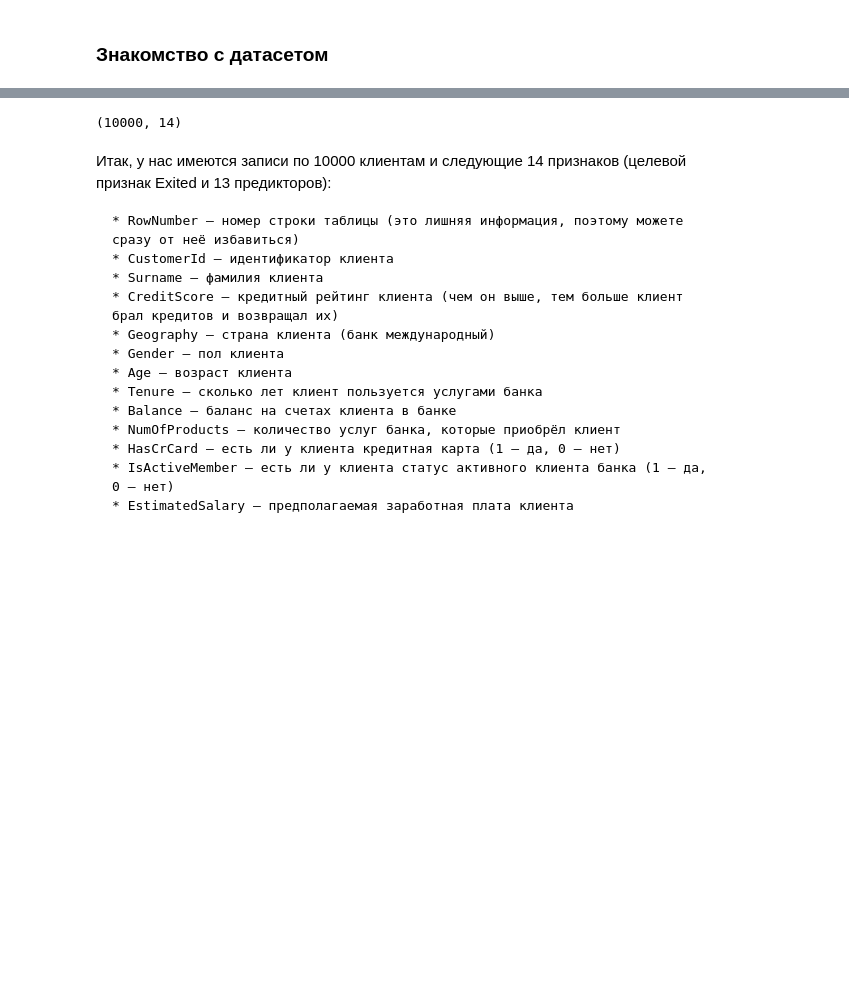
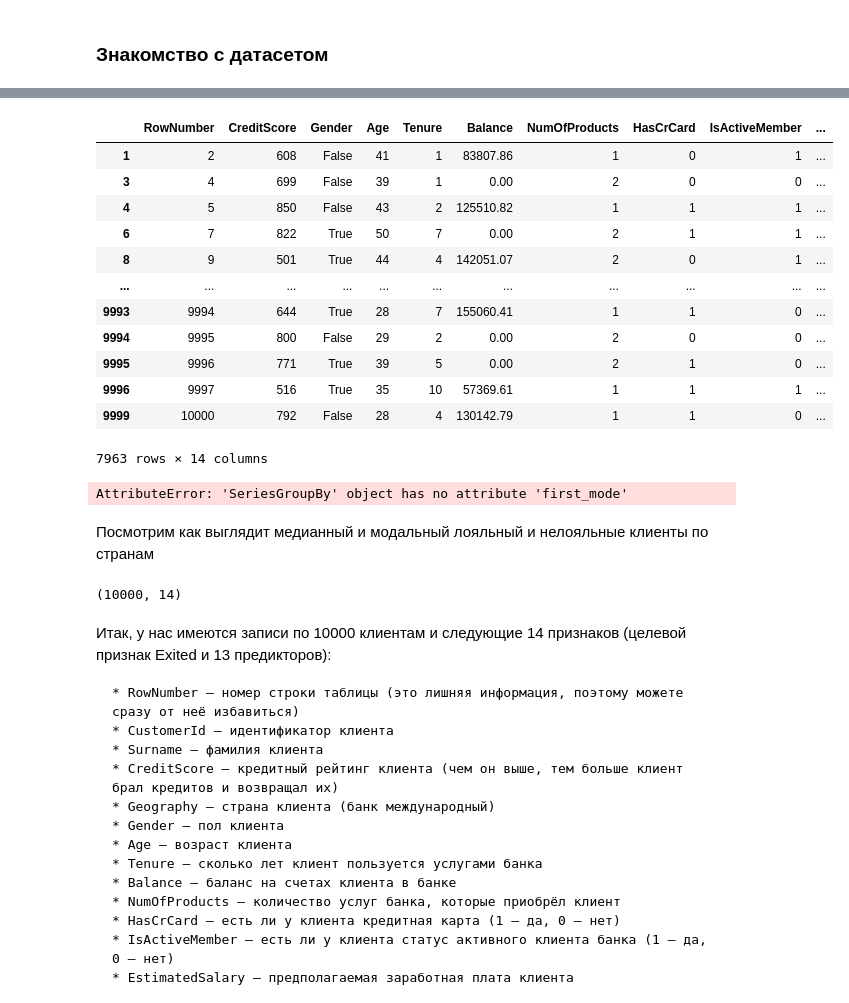
Before and after one commit to Raoufmamedov/various_studies, a Jupyter notebook: Churn study.ipynb, the cells around one changed output, grey strips where cells are left out. Saved outputs shown, nothing was run; the diff lists cells and outputs as text; code cells hidden in the pictures; blank space fills up the shorter version.

```diff
--- a/Churn study.ipynb
+++ b/Churn study.ipynb
@@ -45,3 +134,32 @@ churn_df.head()
+# %%
+for col in
+# %% [output]
+|  | RowNumber | CreditScore | Gender | Age | Tenure | Balance | NumOfProducts | HasCrCard | IsActiveMember | ... |
+| 1 | 2 | 608 | False | 41 | 1 | 83807.86 | 1 | 0 | 1 | ... |
+| 3 | 4 | 699 | False | 39 | 1 | 0.00 | 2 | 0 | 0 | ... |
+| 4 | 5 | 850 | False | 43 | 2 | 125510.82 | 1 | 1 | 1 | ... |
+| 6 | 7 | 822 | True | 50 | 7 | 0.00 | 2 | 1 | 1 | ... |
+| 8 | 9 | 501 | True | 44 | 4 | 142051.07 | 2 | 0 | 1 | ... |
+| ... | ... | ... | ... | ... | ... | ... | ... | ... | ... | ... |
+| 9993 | 9994 | 644 | True | 28 | 7 | 155060.41 | 1 | 1 | 0 | ... |
+| 9994 | 9995 | 800 | False | 29 | 2 | 0.00 | 2 | 0 | 0 | ... |
+| 9995 | 9996 | 771 | True | 39 | 5 | 0.00 | 2 | 1 | 0 | ... |
+| 9996 | 9997 | 516 | True | 35 | 10 | 57369.61 | 1 | 1 | 1 | ... |
+| 9999 | 10000 | 792 | False | 28 | 4 | 130142.79 | 1 | 1 | 0 | ... |
+7963 rows × 14 columns
+# %%
+import pandas as pd
+
+# Assuming `churn_df` is your DataFrame
+def first_mode(series):
+    return series.mode().iloc[0] if not series.mode().empty else None
+
+# Using `groupby` and `agg`
+result = churn_df.groupby('Exited').agg(first_mode)
+# %% [output]
+AttributeError: 'SeriesGroupBy' object has no attribute 'first_mode'
+# %% [markdown]
+Посмотрим как выглядит медианный и модальный лояльный и нелояльные клиенты по странам
 # %%
 churn_df.shape
 # %% [output]
```
Also changed, not shown: parts of 16 cells of this notebook.
